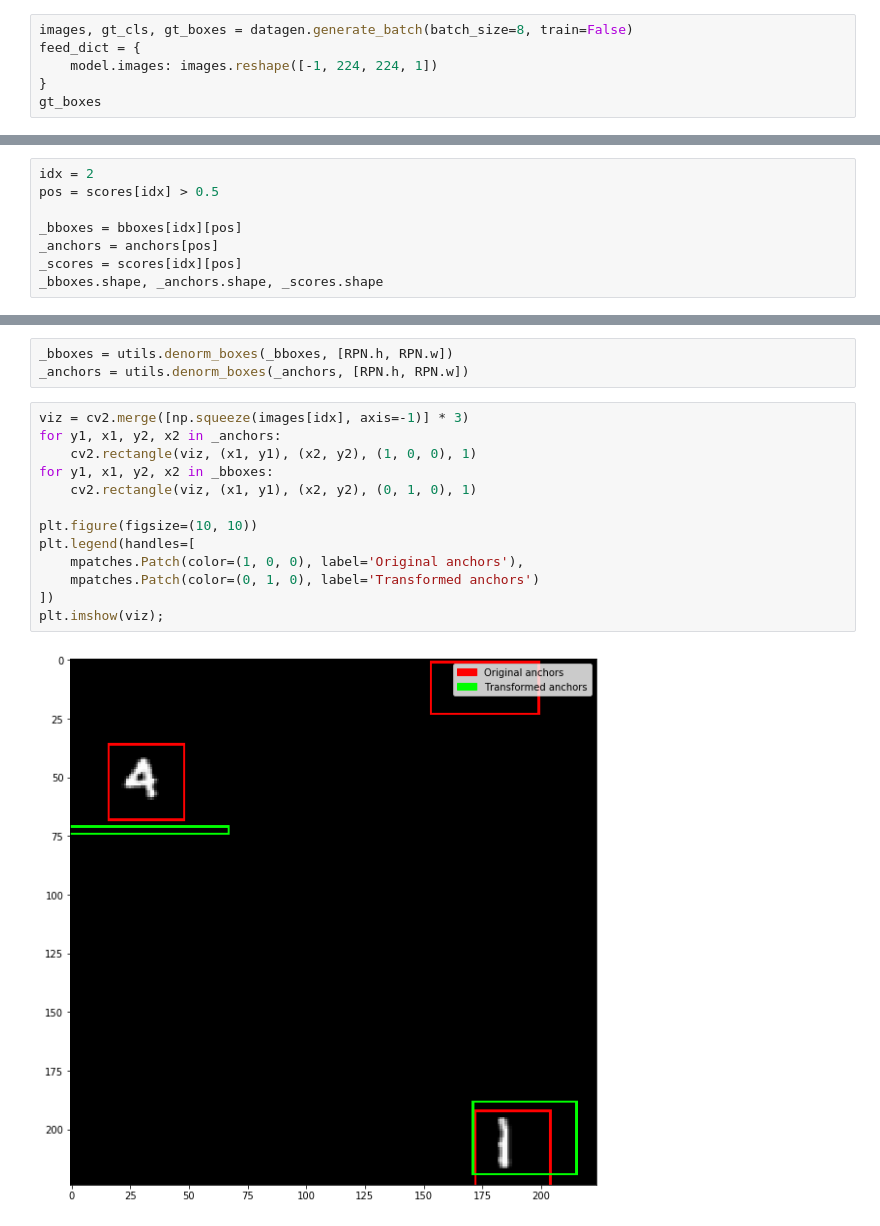
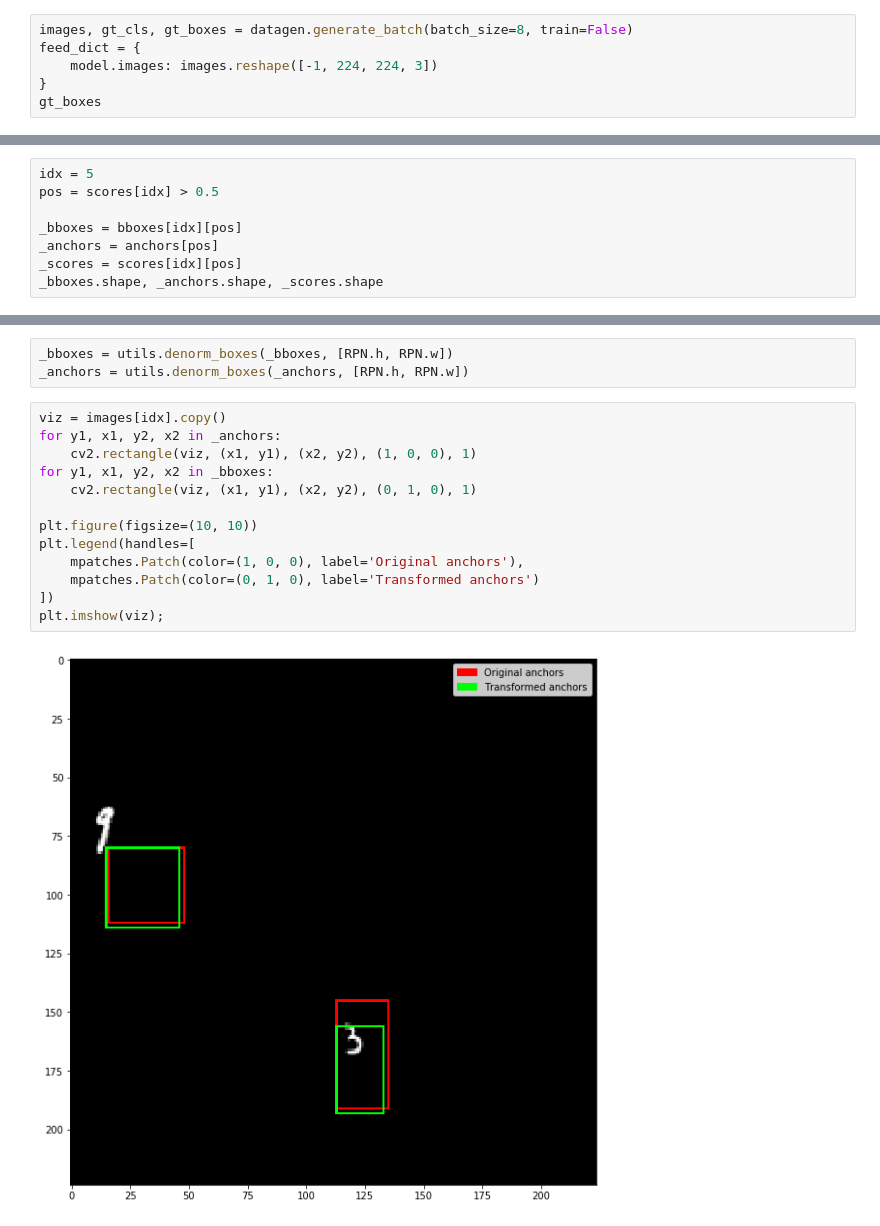
Before and after one commit to gabrielwong159/tf, a Jupyter notebook: rpn/evaluate_model.ipynb, the cells around one changed output, grey strips where cells are left out. Drawn from its saved outputs; the diff is of its cells as text.

```diff
--- a/rpn/evaluate_model.ipynb
+++ b/rpn/evaluate_model.ipynb
@@ -82,7 +82,7 @@ INFO:tensorflow:Restoring parameters from model/rpn/model
 # %%
 images, gt_cls, gt_boxes = datagen.generate_batch(batch_size=8, train=False)
 feed_dict = {
-    model.images: images.reshape([-1, 224, 224, 1])
+    model.images: images.reshape([-1, 224, 224, 3])
 }
 gt_boxes
 # %% [output]
@@ -117,7 +117,7 @@ bboxes.shape, anchors.shape, probs.shape
 # %% [output]
 ((8, 49980, 4), (49980, 4), (8, 49980, 2))
 # %%
-idx = 2
+idx = 5
 pos = scores[idx] > 0.5
 
 _bboxes = bboxes[idx][pos]
@@ -138,17 +138,17 @@ _bboxes.shape, _anchors.shape, _scores.shape
 _bboxes = utils.denorm_boxes(_bboxes, [RPN.h, RPN.w])
 _anchors = utils.denorm_boxes(_anchors, [RPN.h, RPN.w])
 # %%
-viz = cv2.merge([np.squeeze(images[idx], axis=-1)] * 3)
+viz = images[idx].copy()
 for y1, x1, y2, x2 in _anchors:
     cv2.rectangle(viz, (x1, y1), (x2, y2), (1, 0, 0), 1)
 for y1, x1, y2, x2 in _bboxes:
     cv2.rectangle(viz, (x1, y1), (x2, y2), (0, 1, 0), 1)
 
 plt.figure(figsize=(10, 10))
 plt.legend(handles=[
     mpatches.Patch(color=(1, 0, 0), label='Original anchors'),
     mpatches.Patch(color=(0, 1, 0), label='Transformed anchors')
 ])
 plt.imshow(viz);
 # %% [output]
-[figure, old version]
+[figure, new version]
```
Also changed, not shown: parts of 3 cells of this notebook, 5 other files.
